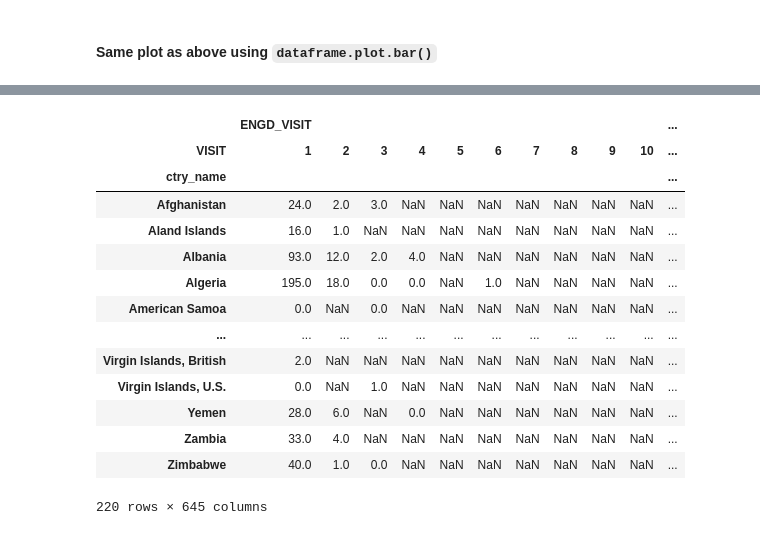
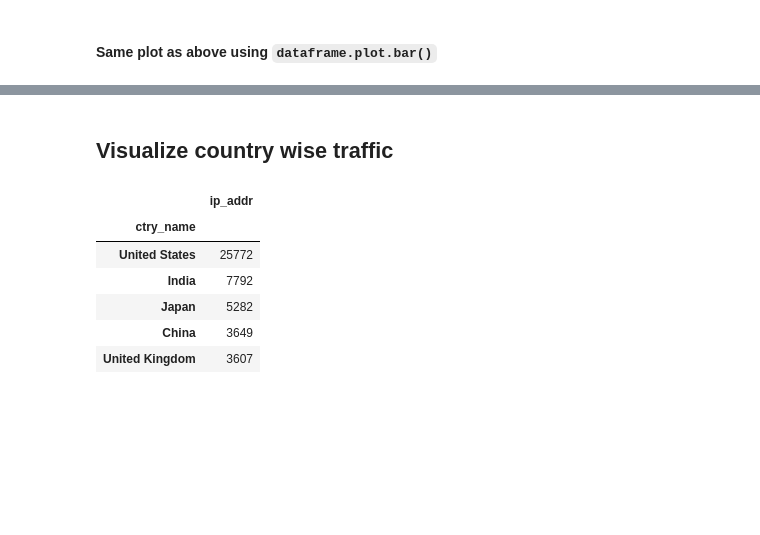
Before and after one commit to ltoco/Bot-Detection, a Jupyter notebook: ibm feature engineering.ipynb, the cells around one changed output, grey strips where cells are left out. Drawn from its saved outputs; the diff is of its cells as text; code cells hidden in the pictures; blank space fills up the shorter version.

```diff
--- a/ibm feature engineering.ipynb
+++ b/ibm feature engineering.ipynb
@@ -270,20 +261,0 @@ country_vists.head(20).plot.bar(x='ctry_name', y='VISIT')
-# %%
-country_vists = data.pivot_table(index='ctry_name', columns='VISIT', aggfunc='sum')
-
-country_vists
-# %% [output]
-|  | ENGD_VISIT |  |  |  |  |  |  |  |  |  | ... |
-| VISIT | 1 | 2 | 3 | 4 | 5 | 6 | 7 | 8 | 9 | 10 | ... |
-| ctry_name |  |  |  |  |  |  |  |  |  |  | ... |
-| Afghanistan | 24.0 | 2.0 | 3.0 | NaN | NaN | NaN | NaN | NaN | NaN | NaN | ... |
-| Aland Islands | 16.0 | 1.0 | NaN | NaN | NaN | NaN | NaN | NaN | NaN | NaN | ... |
-| Albania | 93.0 | 12.0 | 2.0 | 4.0 | NaN | NaN | NaN | NaN | NaN | NaN | ... |
-| Algeria | 195.0 | 18.0 | 0.0 | 0.0 | NaN | 1.0 | NaN | NaN | NaN | NaN | ... |
-| American Samoa | 0.0 | NaN | 0.0 | NaN | NaN | NaN | NaN | NaN | NaN | NaN | ... |
-| ... | ... | ... | ... | ... | ... | ... | ... | ... | ... | ... | ... |
-| Virgin Islands, British | 2.0 | NaN | NaN | NaN | NaN | NaN | NaN | NaN | NaN | NaN | ... |
-| Virgin Islands, U.S. | 0.0 | NaN | 1.0 | NaN | NaN | NaN | NaN | NaN | NaN | NaN | ... |
-| Yemen | 28.0 | 6.0 | NaN | 0.0 | NaN | NaN | NaN | NaN | NaN | NaN | ... |
-| Zambia | 33.0 | 4.0 | NaN | NaN | NaN | NaN | NaN | NaN | NaN | NaN | ... |
-| Zimbabwe | 40.0 | 1.0 | 0.0 | NaN | NaN | NaN | NaN | NaN | NaN | NaN | ... |
-220 rows × 645 columns
@@ -293,0 +262,16 @@ a = data.pivot_table(index='ctry_name', columns='ip_addr')
+# %% [markdown]
+## Visualize country wise traffic
+# %%
+country_traffic = data.pivot_table(index='ctry_name', values='ip_addr', aggfunc='count')
+
+# country_traffic.sort_values(by='ip_addr', ascending=False, inplace=True)
+
+country_traffic.nlargest(5, 'ip_addr')
+# %% [output]
+|  | ip_addr |
+| ctry_name |  |
+| United States | 25772 |
+| India | 7792 |
+| Japan | 5282 |
+| China | 3649 |
+| United Kingdom | 3607 |
```
Also changed, not shown: parts of 18 cells of this notebook.
